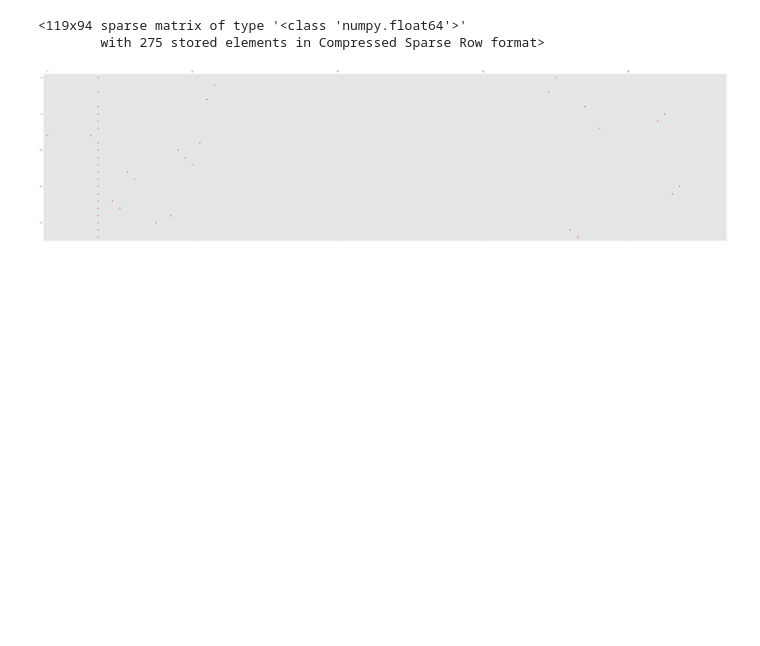
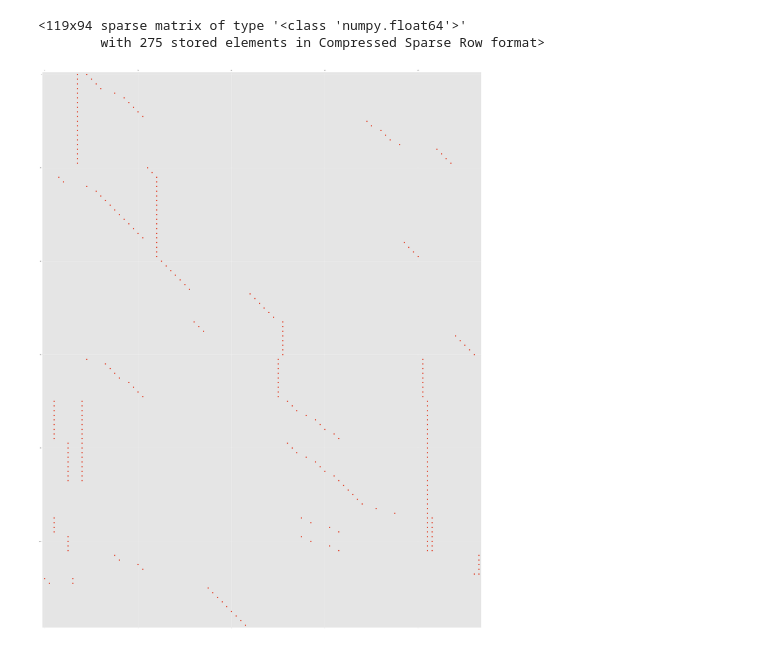
Before and after one commit to vebovs/machine-learning, a Jupyter notebook: pandas/pandas.ipynb, the cells around one changed output. Saved outputs shown, nothing was run; the diff lists cells and outputs as text; code cells hidden in the pictures; blank space fills up the shorter version.

```diff
--- a/pandas/pandas.ipynb
+++ b/pandas/pandas.ipynb
@@ -54,11 +54,11 @@ vectors
 # %%
 import numpy as np
 
 indicies = np.argsort(dummies.columns)
-plt.spy(vectors[indices], markersize = 4)
+plt.spy(vectors[indicies], markersize = 8)
 fig = plt.gcf()
 fig.set_size_inches(60, 100)
 plt.plot()
 plt.show()
 # %% [output]
-[figure, old version]
+[figure, new version]
```
